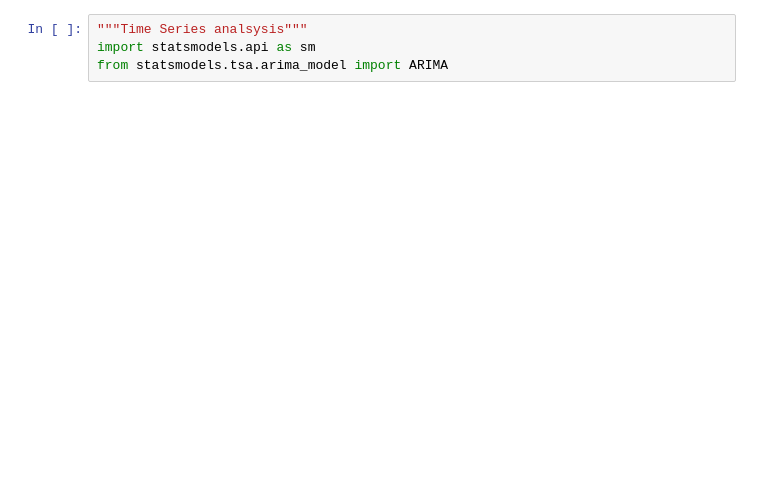
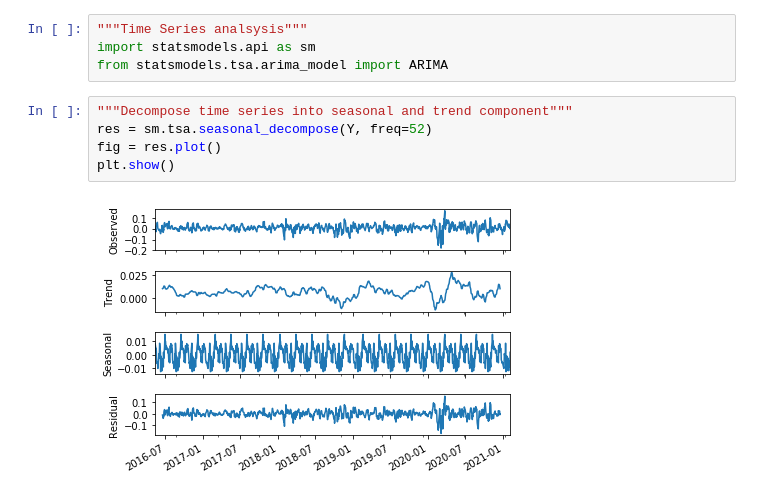
Before and after one commit to Karanpalshekhawat/ml_case_studies_finance_book, a Jupyter notebook: stock_price_prediction_case_study_1.ipynb, the cells around one changed output. Drawn from its saved outputs; the diff is of its cells as text; blank space fills up the shorter version.

```diff
--- a/stock_price_prediction_case_study_1.ipynb
+++ b/stock_price_prediction_case_study_1.ipynb
@@ -73,3 +73,10 @@ plt.show()
 """Time Series analsysis"""
 import statsmodels.api as sm
 from statsmodels.tsa.arima_model import ARIMA
+# %%
+"""Decompose time series into seasonal and trend component"""
+res = sm.tsa.seasonal_decompose(Y, freq=52)
+fig = res.plot()
+plt.show()
+# %% [output]
+[figure, added]
```
Also changed, not shown: parts of 14 cells of this notebook.
